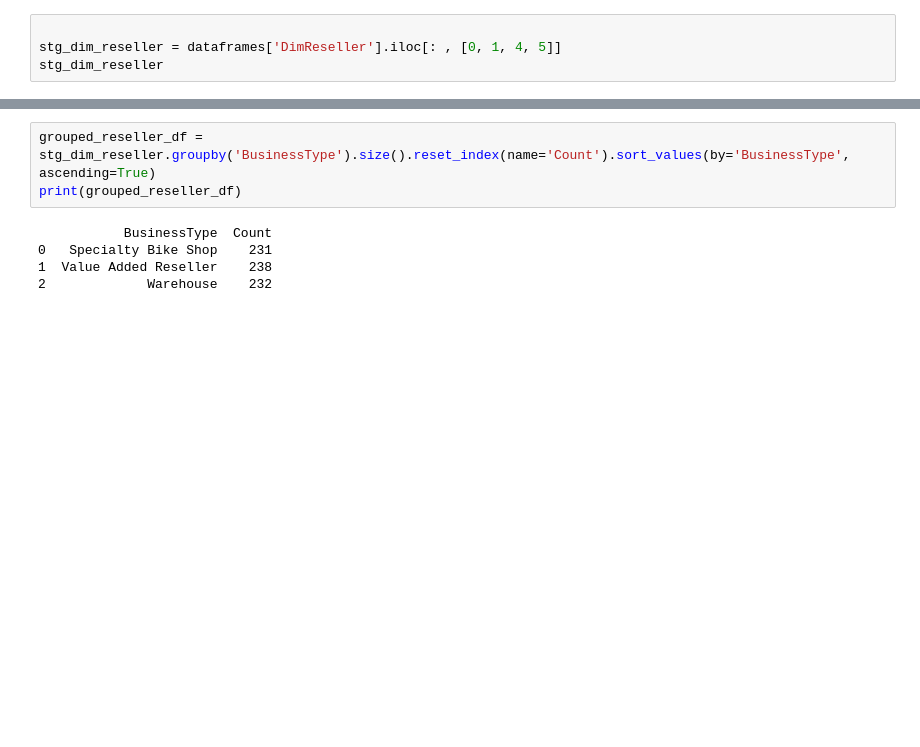
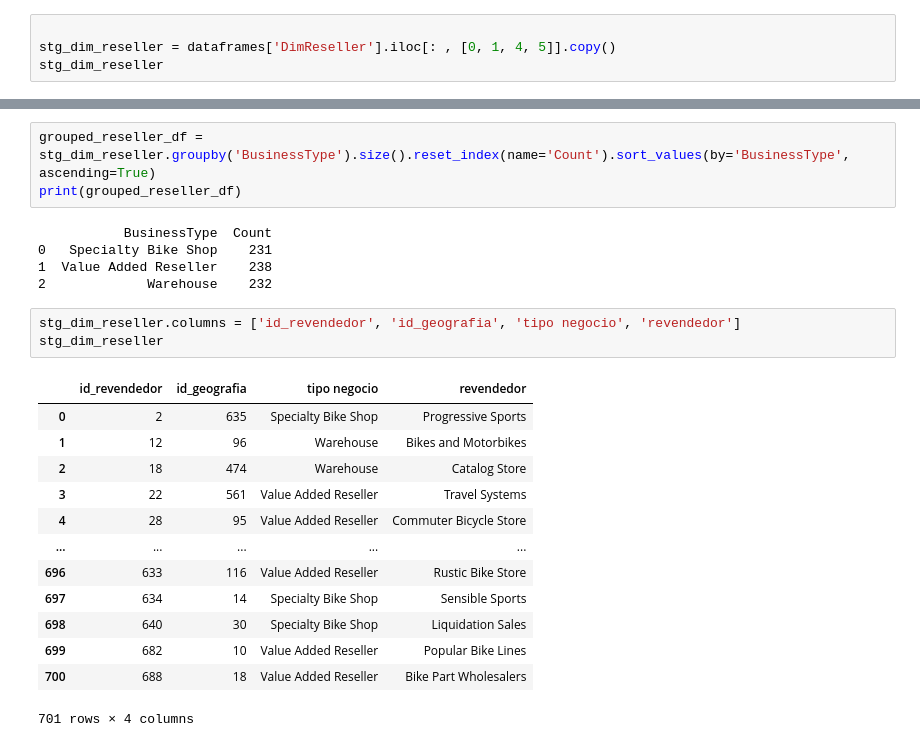
Before and after one commit to ClaudioChavarria/data_preparation_using_python, a Jupyter notebook: exercise_01/exercise_01_solution.ipynb, the cells around one changed output, grey strips where cells are left out. Cells and saved outputs as stored; diff of their text form; blank space fills up the shorter version.

```diff
--- a/exercise_01/exercise_01_solution.ipynb
+++ b/exercise_01/exercise_01_solution.ipynb
@@ -235,7 +235,7 @@ dataframes['DimReseller'].head(3)
 | 2 | 18 | 474 | AW00000018 | 440-555-0132 | Warehouse | Catalog Store | 55 | ... |
 # %%
 
-stg_dim_reseller = dataframes['DimReseller'].iloc[: , [0, 1, 4, 5]]
+stg_dim_reseller = dataframes['DimReseller'].iloc[: , [0, 1, 4, 5]].copy()
 stg_dim_reseller
 # %% [output]
 |  | ResellerKey | GeographyKey | BusinessType | ResellerName |
@@ -324,3 +328,20 @@ print(grouped_reseller_df)
 0   Specialty Bike Shop    231
 1  Value Added Reseller    238
 2             Warehouse    232
+# %%
+stg_dim_reseller.columns = ['id_revendedor', 'id_geografia', 'tipo negocio', 'revendedor']
+stg_dim_reseller
+# %% [output]
+|  | id_revendedor | id_geografia | tipo negocio | revendedor |
+| 0 | 2 | 635 | Specialty Bike Shop | Progressive Sports |
+| 1 | 12 | 96 | Warehouse | Bikes and Motorbikes |
+| 2 | 18 | 474 | Warehouse | Catalog Store |
+| 3 | 22 | 561 | Value Added Reseller | Travel Systems |
+| 4 | 28 | 95 | Value Added Reseller | Commuter Bicycle Store |
+| ... | ... | ... | ... | ... |
+| 696 | 633 | 116 | Value Added Reseller | Rustic Bike Store |
+| 697 | 634 | 14 | Specialty Bike Shop | Sensible Sports |
+| 698 | 640 | 30 | Specialty Bike Shop | Liquidation Sales |
+| 699 | 682 | 10 | Value Added Reseller | Popular Bike Lines |
+| 700 | 688 | 18 | Value Added Reseller | Bike Part Wholesalers |
+701 rows × 4 columns
```
Also changed, not shown: parts of 10 cells of this notebook, 1 other file.
